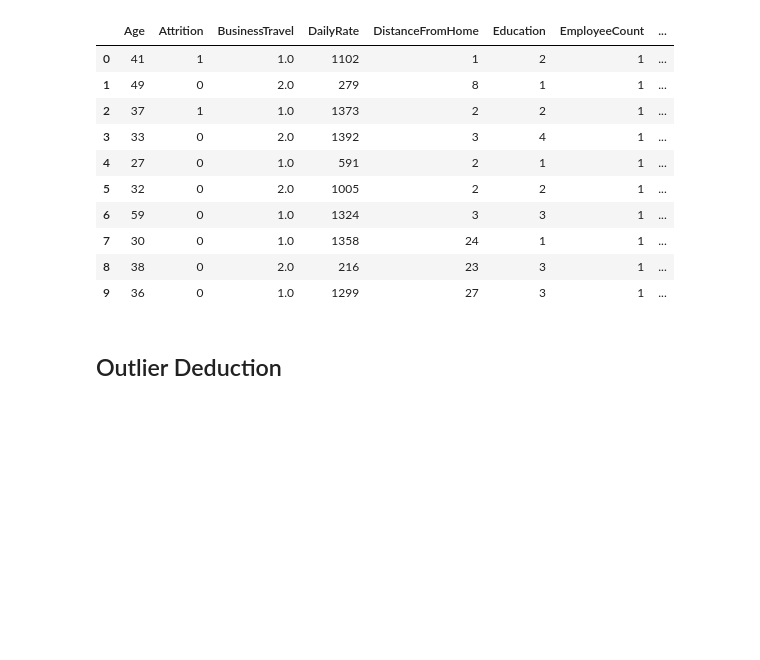
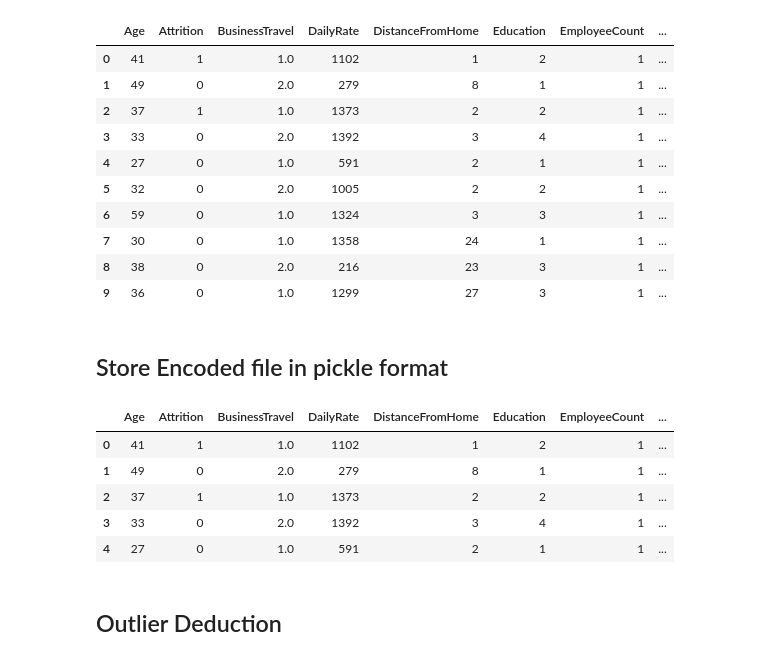
Before and after one commit to Mahendran180923/employee_attrition, a Jupyter notebook: Employee_Attrition.ipynb, the cells around one changed output. Saved outputs shown, nothing was run; the diff lists cells and outputs as text; code cells hidden in the pictures; blank space fills up the shorter version.

```diff
--- a/Employee_Attrition.ipynb
+++ b/Employee_Attrition.ipynb
@@ -337,3 +312,5 @@ df.head(10)
 | 7 | 30 | 0 | 1.0 | 1358 | 24 | 1 | 1 | ... |
 | 8 | 38 | 0 | 2.0 | 216 | 23 | 3 | 1 | ... |
 | 9 | 36 | 0 | 1.0 | 1299 | 27 | 3 | 1 | ... |
+# %% [markdown]
+## Store Encoded file in pickle format
@@ -340,3 +320,14 @@ df.head(10)
+# %%
+df_loaded = pd.read_pickle("encoded_employee_data.pkl")
+# %%
+df_loaded.head()
+# %% [output]
+|  | Age | Attrition | BusinessTravel | DailyRate | DistanceFromHome | Education | EmployeeCount | ... |
+| 0 | 41 | 1 | 1.0 | 1102 | 1 | 2 | 1 | ... |
+| 1 | 49 | 0 | 2.0 | 279 | 8 | 1 | 1 | ... |
+| 2 | 37 | 1 | 1.0 | 1373 | 2 | 2 | 1 | ... |
+| 3 | 33 | 0 | 2.0 | 1392 | 3 | 4 | 1 | ... |
+| 4 | 27 | 0 | 1.0 | 591 | 2 | 1 | 1 | ... |
 # %% [markdown]
 ## Outlier Deduction
 # %%
```
Also changed, not shown: parts of 6 cells of this notebook.
